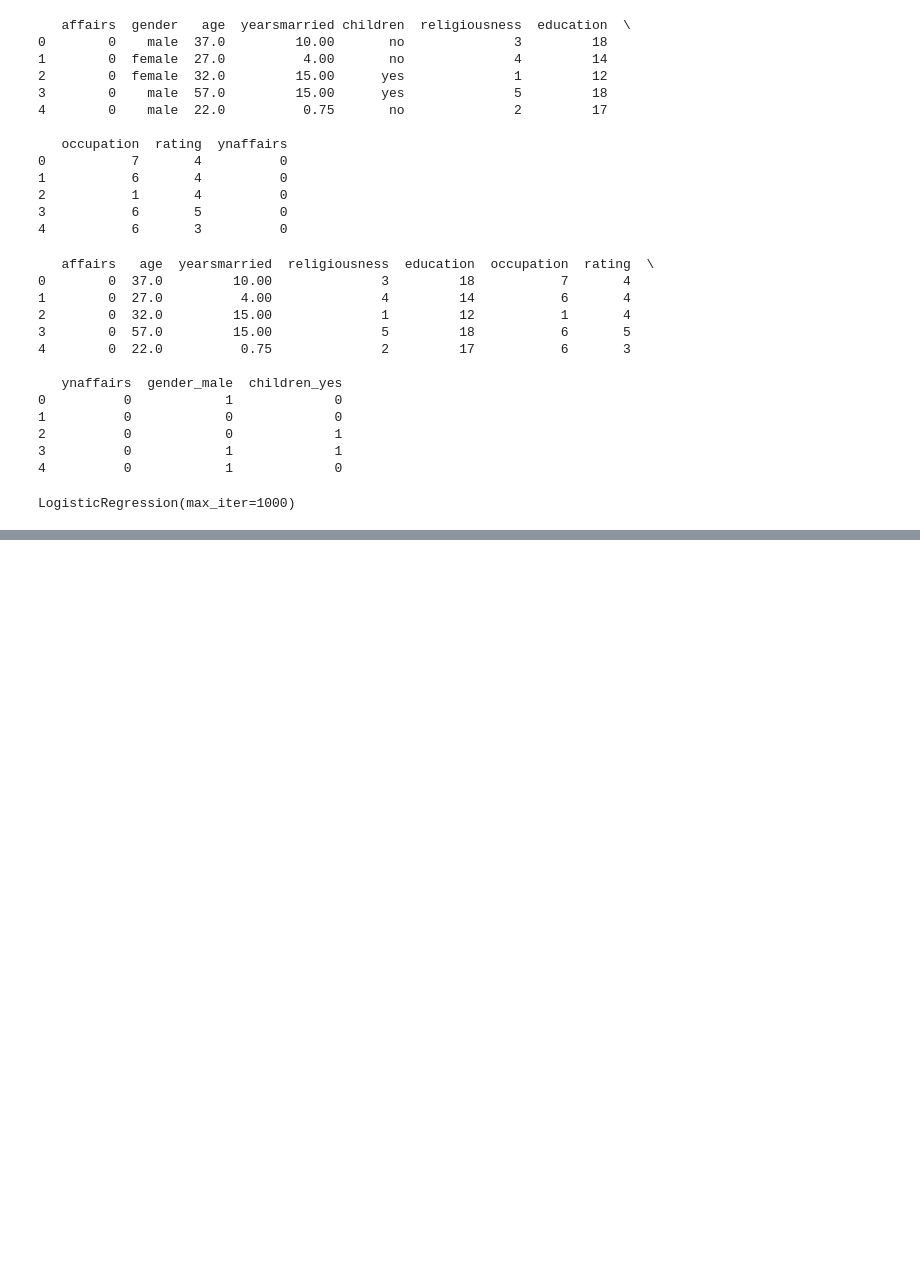
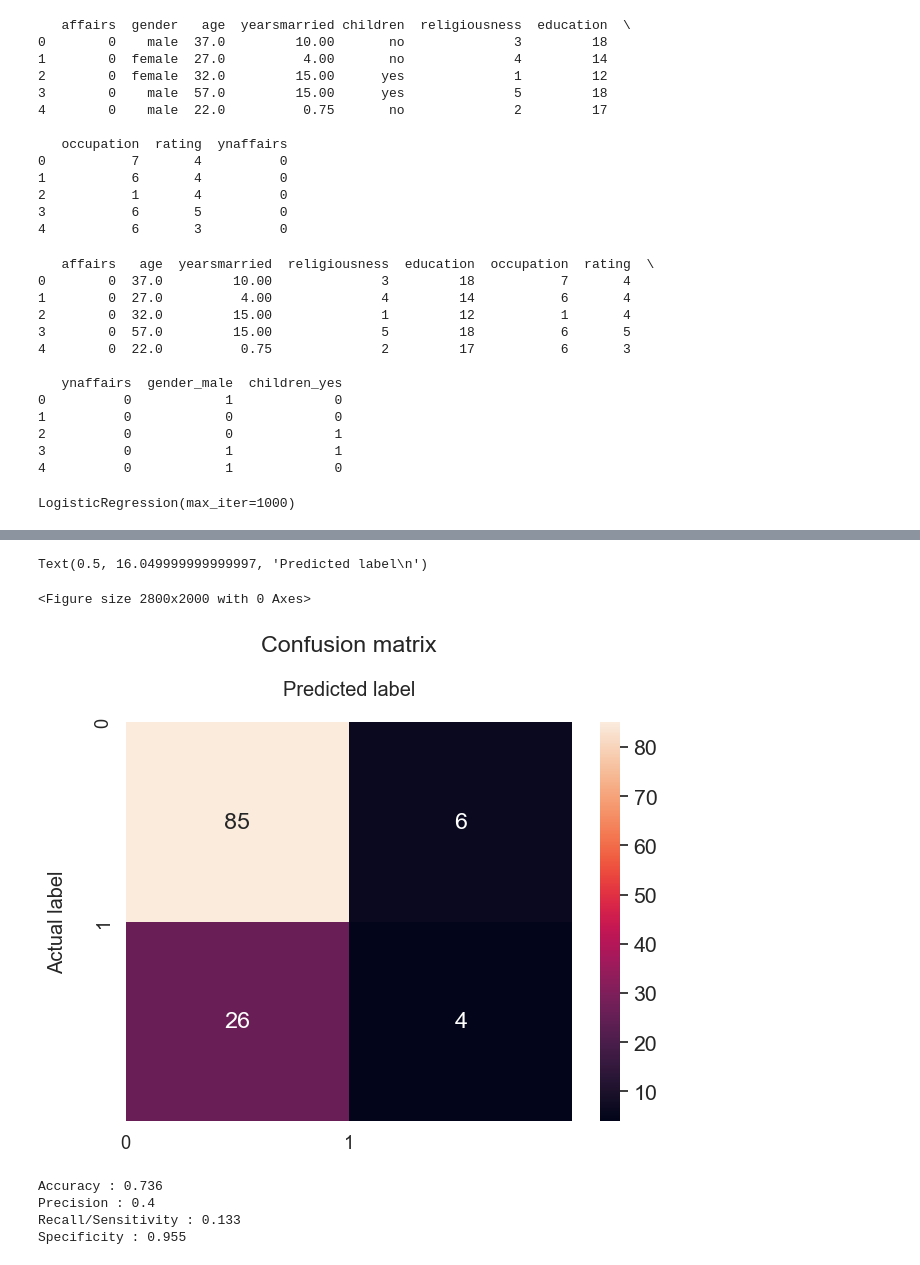
Before and after one commit to silverbacon9/Machine-Learning, a Jupyter notebook: code test/2. Classification/2. Classification test.ipynb, the cells around one changed output, grey strips where cells are left out. Saved outputs shown, nothing was run; the diff lists cells and outputs as text; code cells hidden in the pictures; blank space fills up the shorter version.

```diff
--- a/code test/2. Classification/2. Classification test.ipynb
+++ b/code test/2. Classification/2. Classification test.ipynb
@@ -187,0 +307,35 @@ ValueError: could not convert string to float: 'male'
+# %%
+# Create the Confusion matrix
+cm = confusion_matrix(y_test, y_test_pred_svm)
+df_cm = pd.DataFrame(cm, index = (0, 1), columns = (0, 1))
+plt.figure(figsize = (28,20))
+
+fig, ax = plt.subplots()
+sns.set(font_scale=1.4)
+sns.heatmap(df_cm, annot=True, fmt='g')
+
+class_names=[0,1]
+tick_marks = np.arange(len(class_names))
+plt.tight_layout()
+plt.title('Confusion matrix\n', y=1.1)
+plt.xticks(tick_marks, class_names)
+plt.yticks(tick_marks, class_names)
+ax.xaxis.set_label_position("top")
+plt.ylabel('Actual label\n')
+plt.xlabel('Predicted label\n')
+# %% [output]
+Text(0.5, 16.049999999999997, 'Predicted label\n')
+<Figure size 2800x2000 with 0 Axes>
+[figure, added]
+# %%
+TP=4; FP=6; FN=26; TN=85
+
+print(f'Accuracy : {round((TP+TN)/(TP+FP+TN+FN),3)}')    # (TP + TN) / (TP + FP + TN + FN)
+print(f'Precision : {round((TP)/(TP+FP), 3)}')              # TP / (TP + FP)
+print(f'Recall/Sensitivity : {round((TP)/(TP+FN), 3)}')     # TP / (TP + FN)
+print(f'Specificity : {round((TN)/(TN+TP), 3)}')            # TN / (TN + FP)
+# %% [output]
+Accuracy : 0.736
+Precision : 0.4
+Recall/Sensitivity : 0.133
+Specificity : 0.955
```
Also changed, not shown: parts of 19 cells of this notebook.
